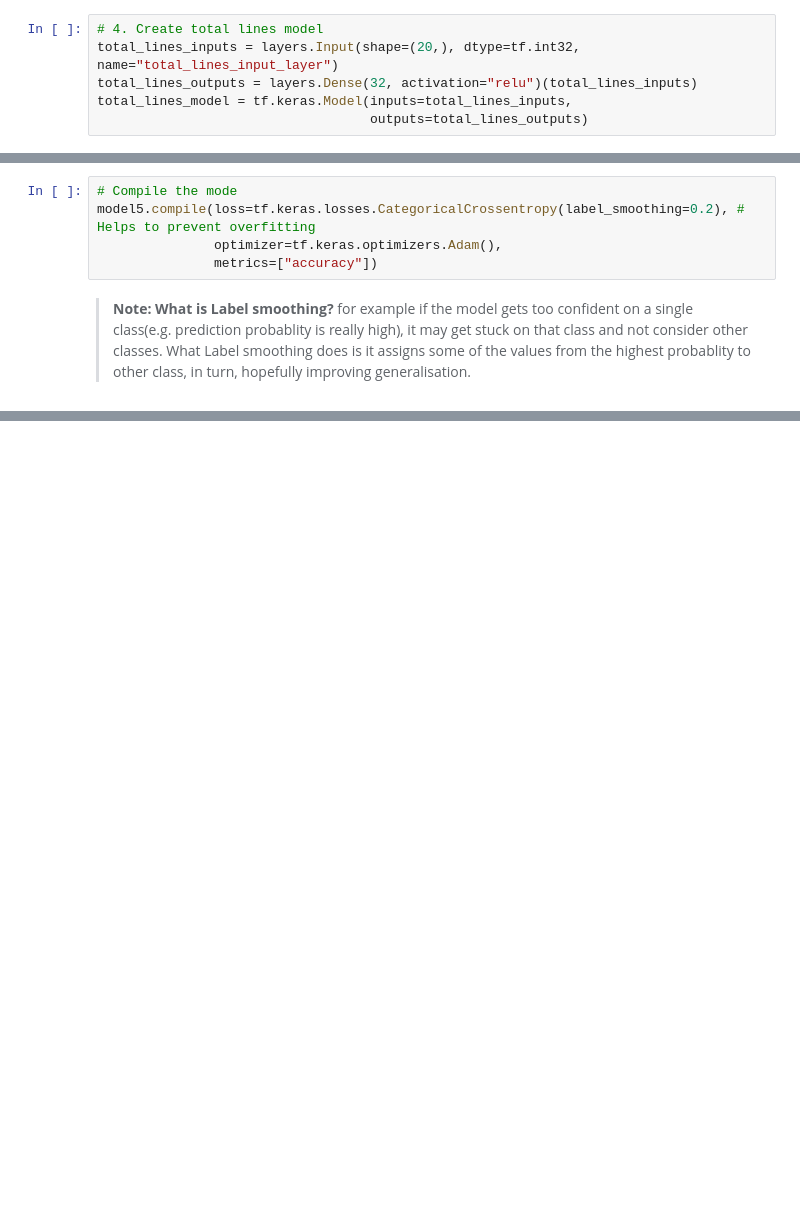
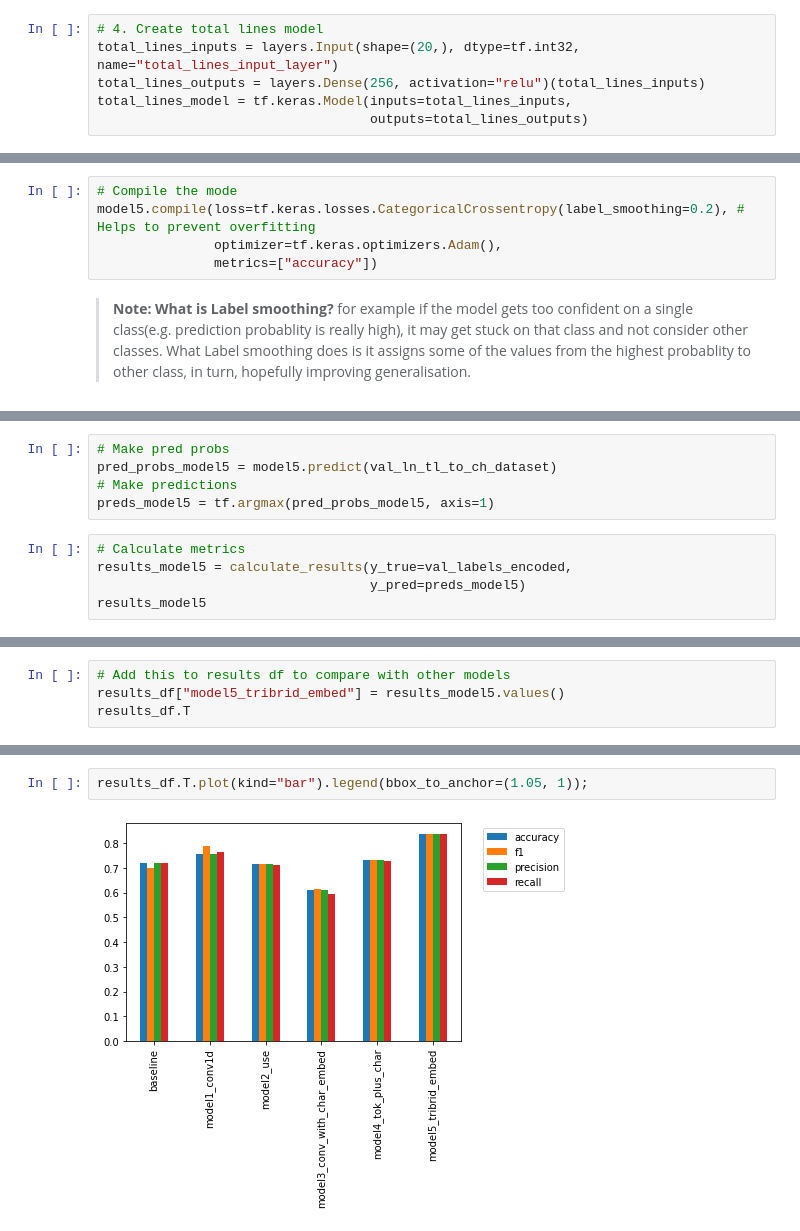
Before and after one commit to JpChii/ML-Projects, a Jupyter notebook: 09_SkimLit_milestone_project.ipynb, the cells around one changed output, grey strips where cells are left out. Saved outputs shown, nothing was run; the diff lists cells and outputs as text; blank space fills up the shorter version.

```diff
--- a/09_SkimLit_milestone_project.ipynb
+++ b/09_SkimLit_milestone_project.ipynb
@@ -1540,7 +1541,7 @@ line_number_model = tf.keras.Model(inputs=line_number_inputs,
 # %%
 # 4. Create total lines model
 total_lines_inputs = layers.Input(shape=(20,), dtype=tf.int32, name="total_lines_input_layer")
-total_lines_outputs = layers.Dense(32, activation="relu")(total_lines_inputs)
+total_lines_outputs = layers.Dense(256, activation="relu")(total_lines_inputs)
 total_lines_model = tf.keras.Model(inputs=total_lines_inputs,
                                    outputs=total_lines_outputs)
 # %%
@@ -1626,0 +1632,10 @@ Epoch 3/3
+# %%
+# Make pred probs
+pred_probs_model5 = model5.predict(val_ln_tl_to_ch_dataset)
+# Make predictions
+preds_model5 = tf.argmax(pred_probs_model5, axis=1)
+# %%
+# Calculate metrics
+results_model5 = calculate_results(y_true=val_labels_encoded,
+                                   y_pred=preds_model5)
+results_model5
@@ -1626,0 +1647,4 @@ Epoch 3/3
+# %%
+# Add this to results df to compare with other models
+results_df["model5_tribrid_embed"] = results_model5.values()
+results_df.T
@@ -1626,0 +1659,4 @@ Epoch 3/3
+# %%
+results_df.T.plot(kind="bar").legend(bbox_to_anchor=(1.05, 1));
+# %% [output]
+[figure, added]
```
Also changed, not shown: parts of 64 cells of this notebook.
